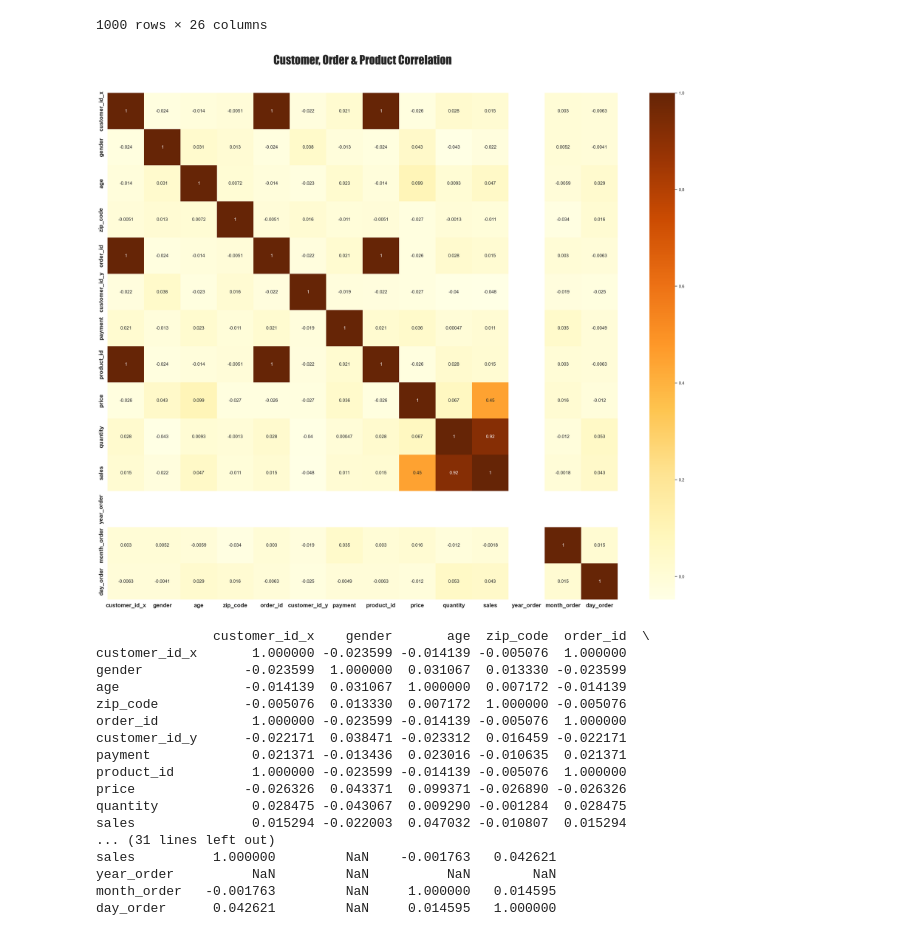
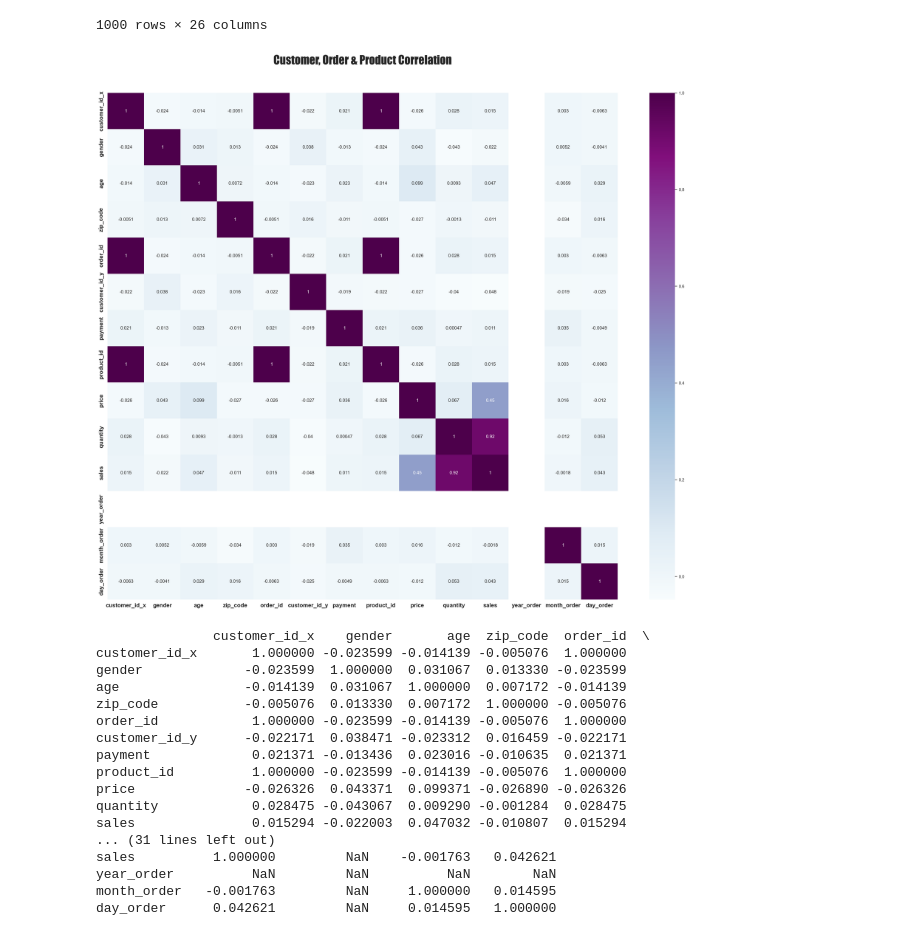
Before and after one commit to azeledon/Final_Project_Group2, a Jupyter notebook: Python/sales_ETL.ipynb, the cells around one changed output. Drawn from its saved outputs; the diff is of its cells as text; code cells hidden in the pictures.

Commit message:
Update image

```diff
--- a/Python/sales_ETL.ipynb
+++ b/Python/sales_ETL.ipynb
@@ -1597,24 +1574,29 @@ customers_encoded
 | 998 | 999 | Carita Vynarde | 1 | 30.0 | 170 Wilson AvenueApt. 577 | 7849 | East Oscarfurt | Western Australia | Australia | ... |
 | 999 | 1000 | Mandel Fairbanks | 2 | 71.0 | 1671 Lauren KnollSuite 945 | 9012 | Lake Audreyborough | Tasmania | Australia | ... |
 1000 rows × 26 columns
-# %%
-# Set seaborn style
-sns.set_style("whitegrid")
-
-# Define color palette
-palette = "YlOrBr"
-
-# Create figure and axis objects
-fig = plt.figure(dpi=100, figsize=(30, 24))
-
-# Create Heatmap
-sns.heatmap(customers_encoded.corr(), annot=True, cmap=palette)
-
-plt.title("Customer, Order & Product Correlation", weight="bold", fontsize=30, fontname="fantasy", pad=75)
-plt.xticks(weight="bold", fontsize=15)
-plt.yticks(weight="bold", fontsize=15);
-# %% [output]
-[figure, removed]
+# %%
+import seaborn as sns
+import matplotlib.pyplot as plt
+
+# Set seaborn style
+sns.set_style("whitegrid")
+
+# Define color palette
+palette = "BuPu"
+
+# Create figure and axis objects
+fig = plt.figure(dpi=100, figsize=(30, 24))
+
+# Create Heatmap
+sns.heatmap(customers_encoded.corr(), annot=True, cmap=palette)
+
+plt.title("Customer, Order & Product Correlation", weight="bold", fontsize=30, fontname="fantasy", pad=75)
+plt.xticks(weight="bold", fontsize=15)
+plt.yticks(weight="bold", fontsize=15)
+
+plt.show()
+# %% [output]
+[figure, added]
 # %%
 raw_corr = customers_encoded.corr()
 print(raw_corr)
```
Also changed, not shown: parts of 54 cells of this notebook, 1 other file.
